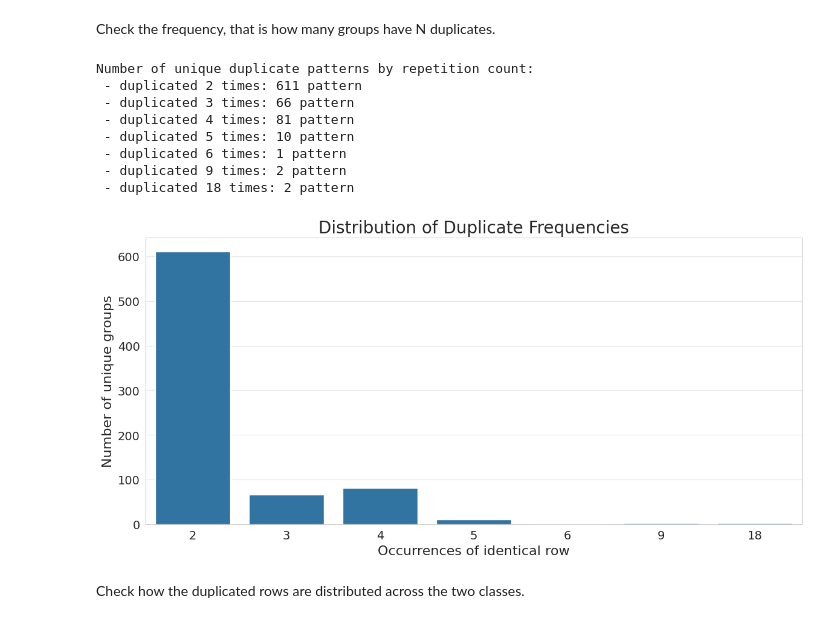
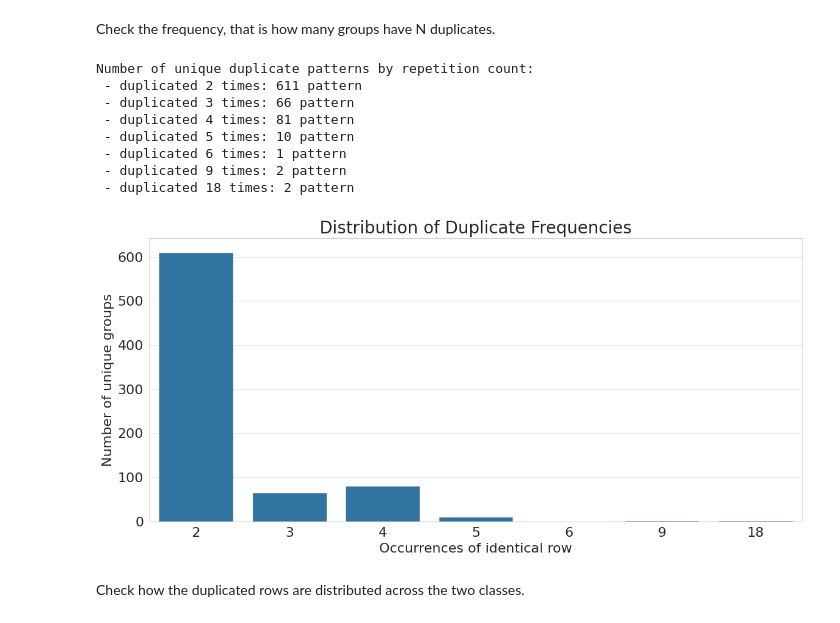
Before and after one commit to LeonardoSaccotelli/Dynamic-Ensemble-Learning-for-Credit-Card-Fraud-Detection, a Jupyter notebook: notebooks/1.0-ls-data-cleaning.ipynb, the cells around one changed output. Cells and saved outputs as stored; diff of their text form; code cells hidden in the pictures.

Commit message:
Update 1.0-ls-data-cleaning.ipynb - Update notebook to handle the data-cleaning phase. - Update figures: duplicated_frequency_distribution.png, missing_values.png

```diff
--- a/notebooks/1.0-ls-data-cleaning.ipynb
+++ b/notebooks/1.0-ls-data-cleaning.ipynb
@@ -27,7 +25,7 @@ FIGURES_DATA_CLEANING_DIR.mkdir(parents=True, exist_ok=True)
 # %%
 pd.set_option('display.max_columns', None)
 sns.set_style("whitegrid")
-plt.rcParams['font.size'] = '14'
+plt.rcParams.update({'font.size': 16})
 # %% [markdown]
 ## Data Loading
 We begin by loading the raw credit card fraud dataset. This is the untouched file downloaded from Kaggle. It contains anonymized PCA components (`V1`–`V28`), `Time`, `Amount`, and the `Class` label.
@@ -216,28 +214,28 @@ Check the frequency, that is how many groups have N duplicates.
 # %%
 duplication_frequency = duplicate_groups['count'].value_counts().sort_index()
 print("Number of unique duplicate patterns by repetition count:")
 for repetition, num_groups in duplication_frequency.items():
     print(f" - duplicated {repetition} times: {num_groups} pattern")
 
 plt.figure(figsize=(12, 6))
 sns.barplot(x=duplication_frequency.index, y=duplication_frequency.values)
-plt.xlabel("Occurrences of identical row", fontsize=16)
-plt.ylabel("Number of unique groups", fontsize=16)
+plt.xlabel("Occurrences of identical row")
+plt.ylabel("Number of unique groups")
 plt.title("Distribution of Duplicate Frequencies", fontsize=20)
 plt.grid(True, axis='y', alpha=0.5)
 plt.tight_layout()
 plt.savefig(FIGURES_DATA_CLEANING_DIR / "duplicated_frequency_distribution.png", dpi=300)
 plt.show()
 # %% [output]
 Number of unique duplicate patterns by repetition count:
  - duplicated 2 times: 611 pattern
  - duplicated 3 times: 66 pattern
  - duplicated 4 times: 81 pattern
  - duplicated 5 times: 10 pattern
  - duplicated 6 times: 1 pattern
  - duplicated 9 times: 2 pattern
  - duplicated 18 times: 2 pattern
-[figure, old version]
+[figure, new version]
 # %% [markdown]
 Check how the duplicated rows are distributed across the two classes.
 # %%
```
Also changed, not shown: parts of 2 cells of this notebook, 2 other files.
